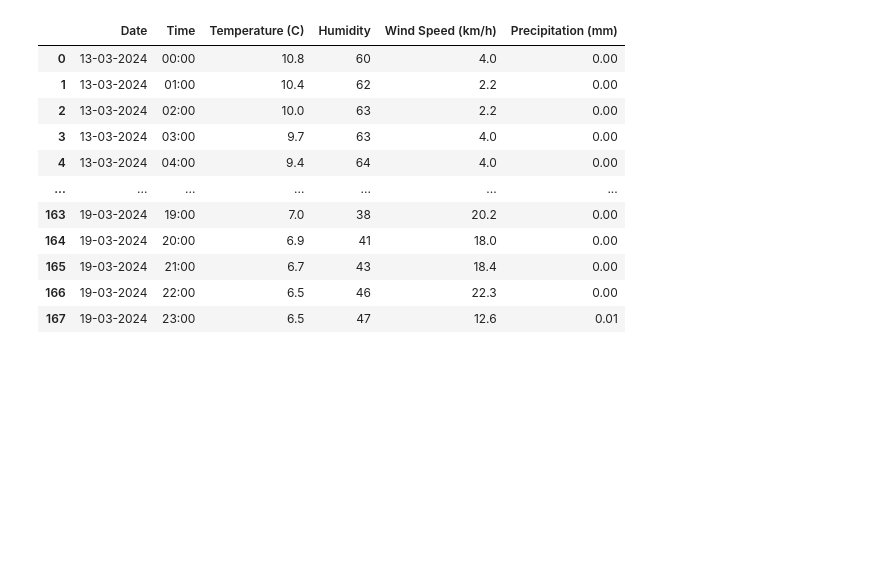
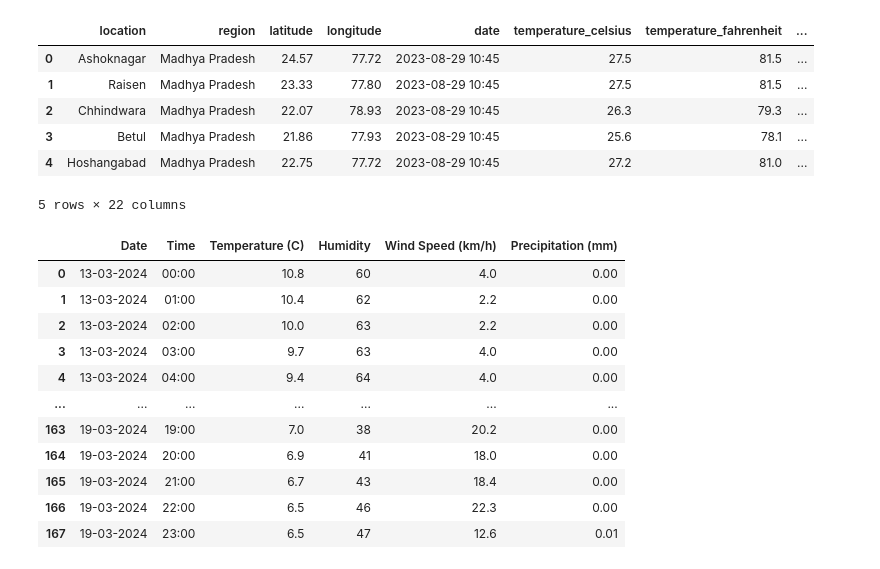
Before and after one commit to raunak01-raj/Weather-prediction, a Jupyter notebook: WP_(Linear Regression).ipynb, the cells around one changed output. Drawn from its saved outputs; the diff is of its cells as text; code cells hidden in the pictures; blank space fills up the shorter version.

```diff
--- a/WP_(Linear Regression).ipynb
+++ b/WP_(Linear Regression).ipynb
@@ -20,3 +47,15 @@ weather01
+# %%
+#renaming our columns
+weather01 = weather01.rename(columns={'location_name':'location','last_updated':'date','condition_text':'cloud_cover'})
+weather01.head()
+# %% [output]
+|  | location | region | latitude | longitude | date | temperature_celsius | temperature_fahrenheit | ... |
+| 0 | Ashoknagar | Madhya Pradesh | 24.57 | 77.72 | 2023-08-29 10:45 | 27.5 | 81.5 | ... |
+| 1 | Raisen | Madhya Pradesh | 23.33 | 77.80 | 2023-08-29 10:45 | 27.5 | 81.5 | ... |
+| 2 | Chhindwara | Madhya Pradesh | 22.07 | 78.93 | 2023-08-29 10:45 | 26.3 | 79.3 | ... |
+| 3 | Betul | Madhya Pradesh | 21.86 | 77.93 | 2023-08-29 10:45 | 25.6 | 78.1 | ... |
+| 4 | Hoshangabad | Madhya Pradesh | 22.75 | 77.72 | 2023-08-29 10:45 | 27.2 | 81.0 | ... |
+5 rows × 22 columns
 # %%
 import pandas as pd
 #'weather' is variable for our dataset
```
Also changed, not shown: parts of 3 cells of this notebook, 1 other file.
